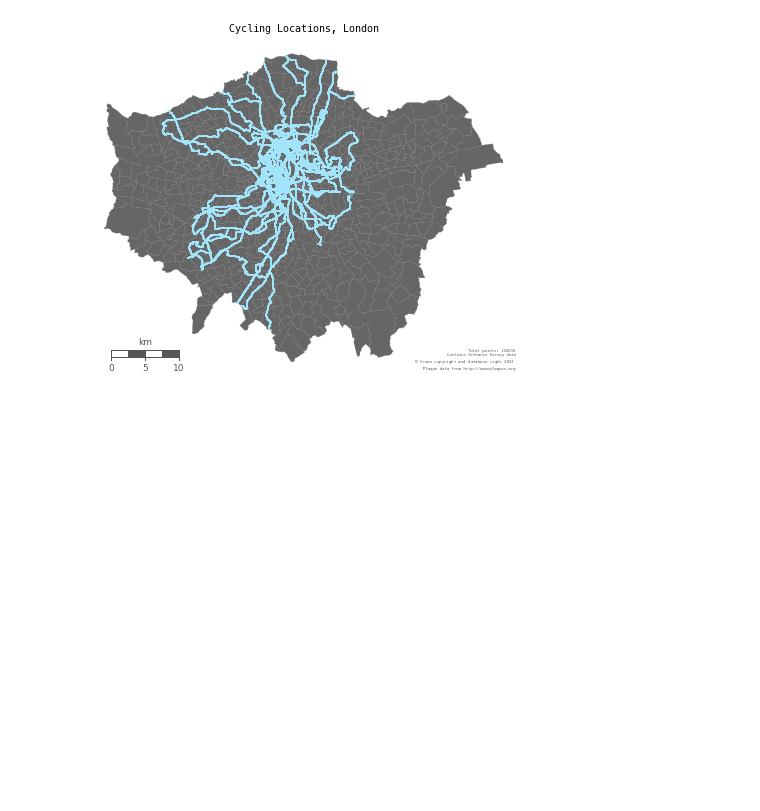
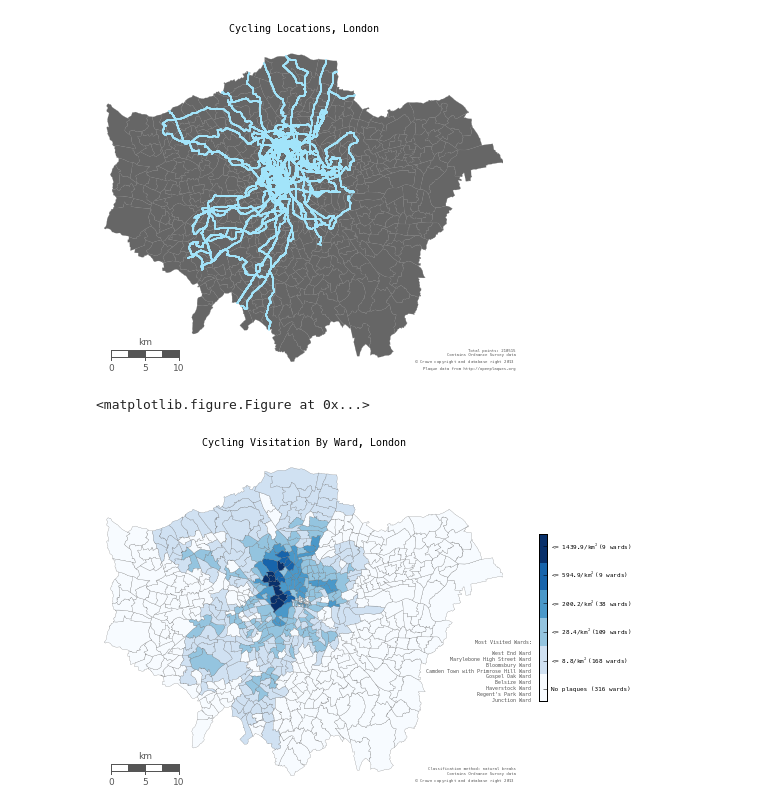
Before and after one commit to ofenton/ofenton, a Jupyter notebook: ipython/notebooks/cycling_london_strava.ipynb, the cells around one changed output. Cells and saved outputs as stored; diff of their text form; code cells hidden in the pictures; blank space fills up the shorter version.

```diff
--- a/ipython/notebooks/cycling_london_strava.ipynb
+++ b/ipython/notebooks/cycling_london_strava.ipynb
@@ -187,0 +212,65 @@ plt.show()
+# %%
+plt.clf()
+fig = plt.figure()
+ax = fig.add_subplot(111, axisbg='w', frame_on=False)
+
+# use a blue colour ramp - we'll be converting it to a map using cmap()
+cmap = plt.get_cmap('Blues')
+# draw wards with grey outlines
+df_map['patches'] = df_map['poly'].map(lambda x: PolygonPatch(x, ec='#555555', lw=.2, alpha=1., zorder=4))
+pc = PatchCollection(df_map['patches'], match_original=True)
+# impose our colour map onto the patch collection
+norm = Normalize()
+pc.set_facecolor(cmap(norm(df_map['jenks_bins'].values)))
+ax.add_collection(pc)
+
+# Add a colour bar
+cb = colorbar_index(ncolors=len(jenks_labels), cmap=cmap, shrink=0.5, labels=jenks_labels)
+for label in cb.ax.yaxis.get_ticklabels():
+    label.set_fontproperties(prop)
+cb.ax.tick_params(labelsize=6)
+
+# Show highest densities, in descending order
+highest = '\n'.join(
+    value[1] for _, value in df_map[(df_map['jenks_bins'] == 4)][:10].sort().iterrows())
+highest = 'Most Visited Wards:\n\n' + highest
+# Subtraction is necessary for precise y coordinate alignment
+details = cb.ax.text(
+    -1., 0 - 0.007,
+    highest,
+    ha='right', va='bottom',
+    size=5,
+    color='#555555',
+    fontproperties=prop
+)
+
+# Bin method, copyright and source data info
+smallprint = ax.text(
+    1.03, 0,
+    'Classification method: natural breaks\nContains Ordnance Survey data\n$\copyright$ Crown copyright and database right 2013',
+    ha='right', va='bottom',
+    size=4,
+    color='#555555',
+    transform=ax.transAxes,
+    fontproperties=prop
+)
+
+# Draw a map scale
+m.drawmapscale(
+    coords[0] + 0.08, coords[1] + 0.015,
+    coords[0], coords[1],
+    10.,
+    barstyle='fancy', labelstyle='simple',
+    fillcolor1='w', fillcolor2='#555555',
+    fontcolor='#555555',
+    zorder=5
+)
+# this will set the image width to 722px at 100dpi
+plt.title("Cycling Visitation By Ward, London", fontproperties=prop)
+plt.tight_layout()
+fig.set_size_inches(8.47, 5.25)
+plt.savefig('data/london_cycling_density_strava.png', dpi=100, alpha=True)
+plt.show()
+# %% [output]
+<matplotlib.figure.Figure at 0x...>
+[figure, added]
```
Also changed, not shown: parts of 3 cells of this notebook, 11 other files.
